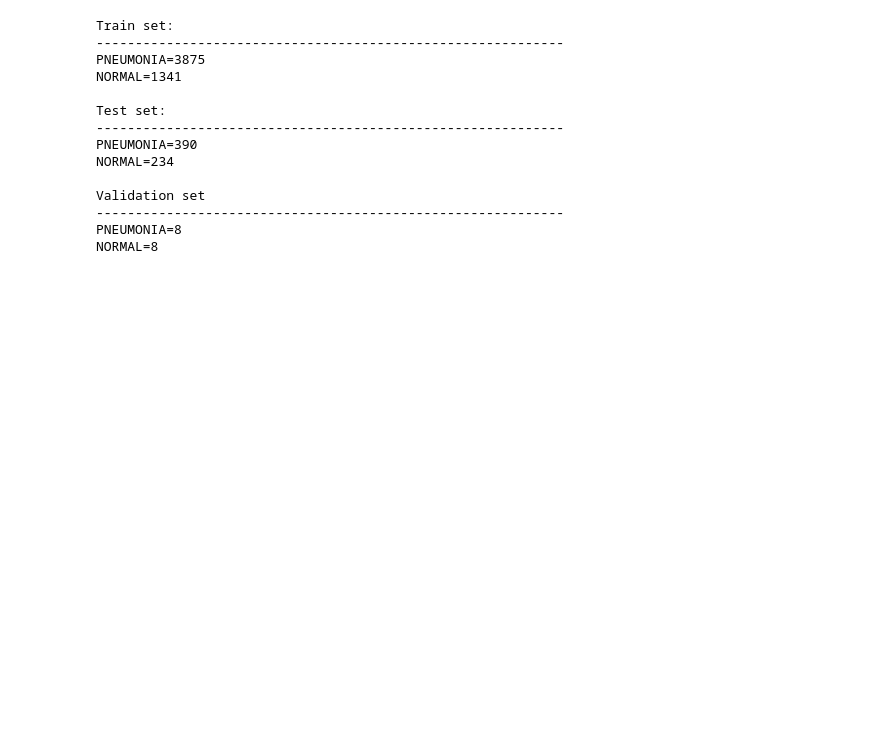
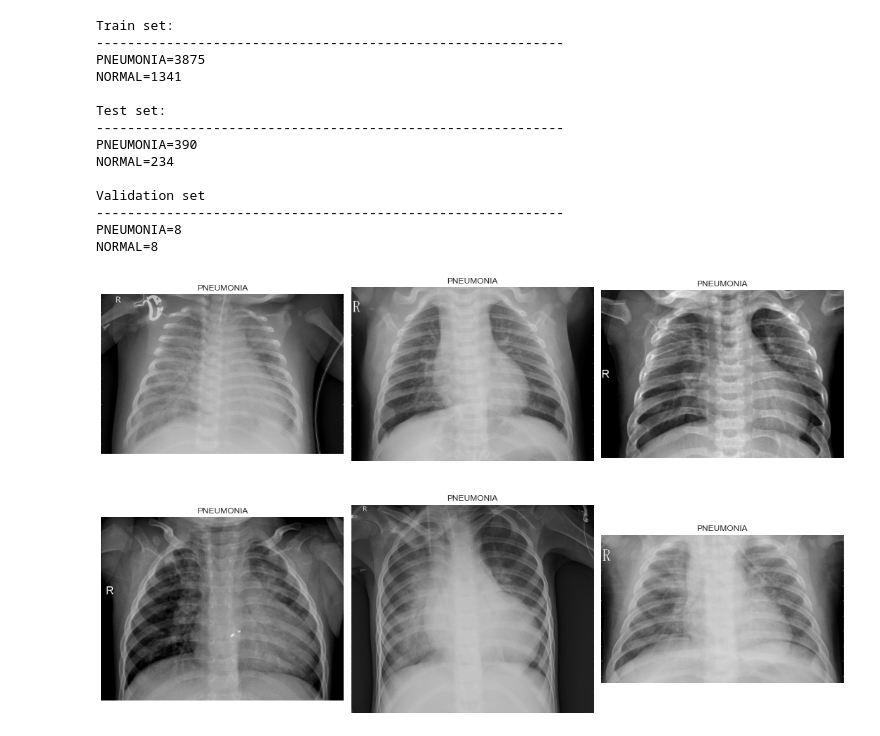
Before and after one commit to adam-broussard/Chandra, a Jupyter notebook: notebooks/0_ExploratoryDataAnalysis.ipynb, the cells around one changed output. Cells and saved outputs as stored; diff of their text form; code cells hidden in the pictures; blank space fills up the shorter version.

```diff
--- a/notebooks/0_ExploratoryDataAnalysis.ipynb
+++ b/notebooks/0_ExploratoryDataAnalysis.ipynb
@@ -56,3 +59,22 @@ Validation set
 ------------------------------------------------------------
 PNEUMONIA=8
 NORMAL=8
+# %%
+normal_dir = trainpath+"/NORMAL"
+normal = os.listdir(normal_dir)
+pneumonia_dir = trainpath+"/PNEUMONIA"
+pneumonia = os.listdir(pneumonia_dir)
+# %%
+plt.figure(figsize=(15, 10))
+
+for i in range(6):
+    plt.subplot(2, 3, i + 1)
+    img = plt.imread(os.path.join(pneumonia_dir, pneumonia[i]))
+    plt.title("PNEUMONIA")
+    plt.imshow(img, cmap='gray')
+    plt.axis('off')
+
+
+plt.tight_layout()
+# %% [output]
+[figure, added]
```
Also changed, not shown: parts of 7 cells of this notebook.
